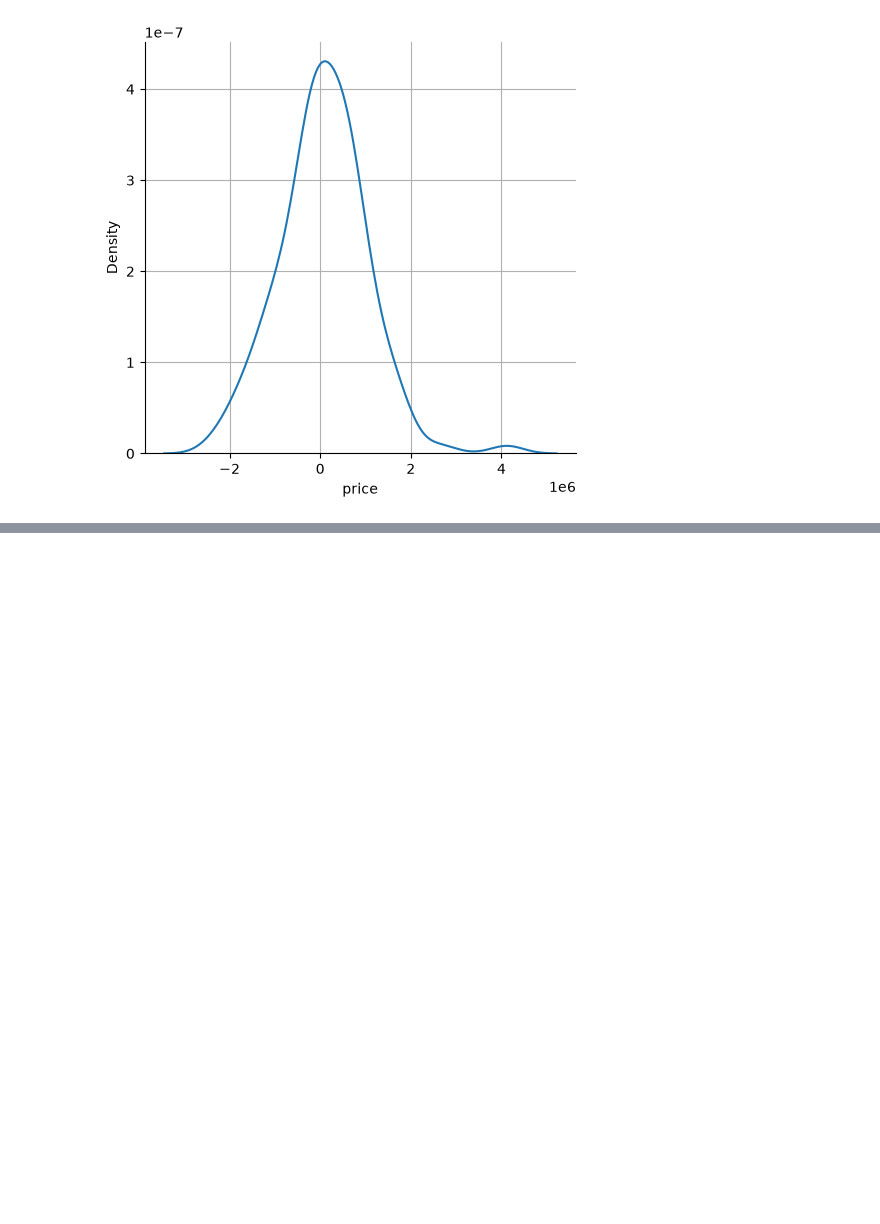
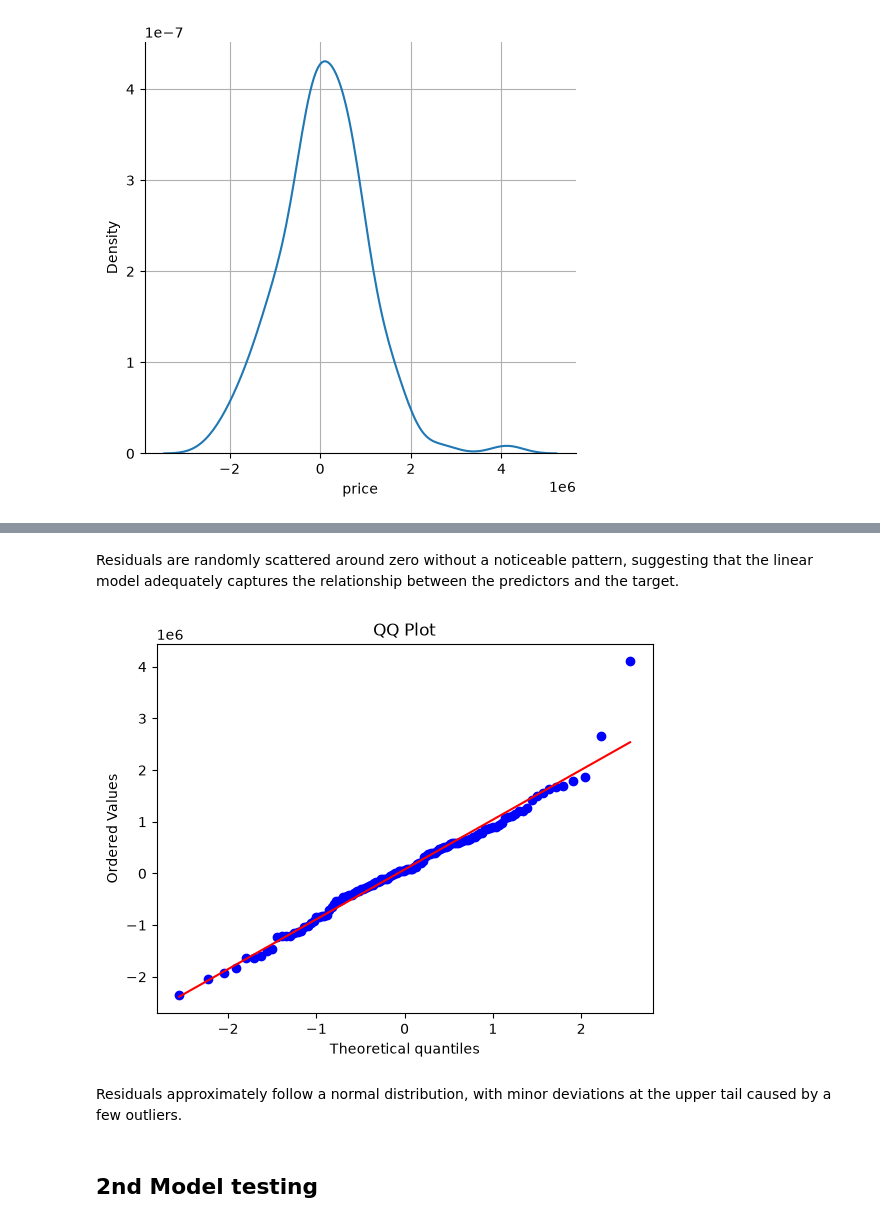
Before and after one commit to Keshavv-Sahu/D_projects, a Jupyter notebook: Housing/main.ipynb, the cells around one changed output, grey strips where cells are left out. Drawn from its saved outputs; the diff is of its cells as text; code cells hidden in the pictures; blank space fills up the shorter version.

```diff
--- a/Housing/main.ipynb
+++ b/Housing/main.ipynb
@@ -336,0 +353,15 @@ plt.show()
+# %% [markdown]
+Residuals are randomly scattered around zero without a noticeable pattern, suggesting that the linear model adequately captures the relationship between the predictors and the target.
+# %%
+import scipy.stats as stats
+
+stats.probplot(residuals, dist="norm", plot=plt)
+
+plt.title("QQ Plot")
+plt.show()
+# %% [output]
+[figure, added]
+# %% [markdown]
+Residuals approximately follow a normal distribution, with minor deviations at the upper tail caused by a few outliers.
+# %% [markdown]
+## 2nd Model testing
```
Also changed, not shown: parts of 10 cells of this notebook.
